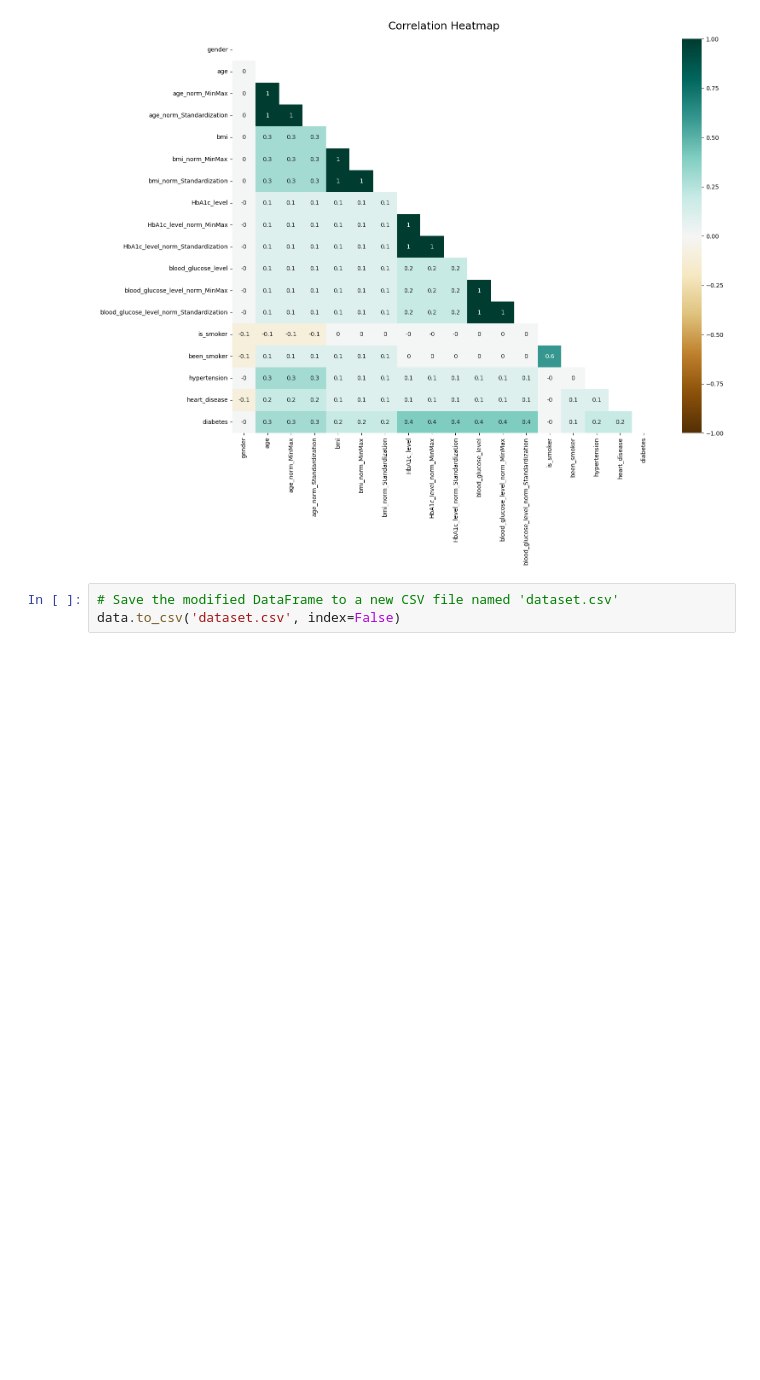
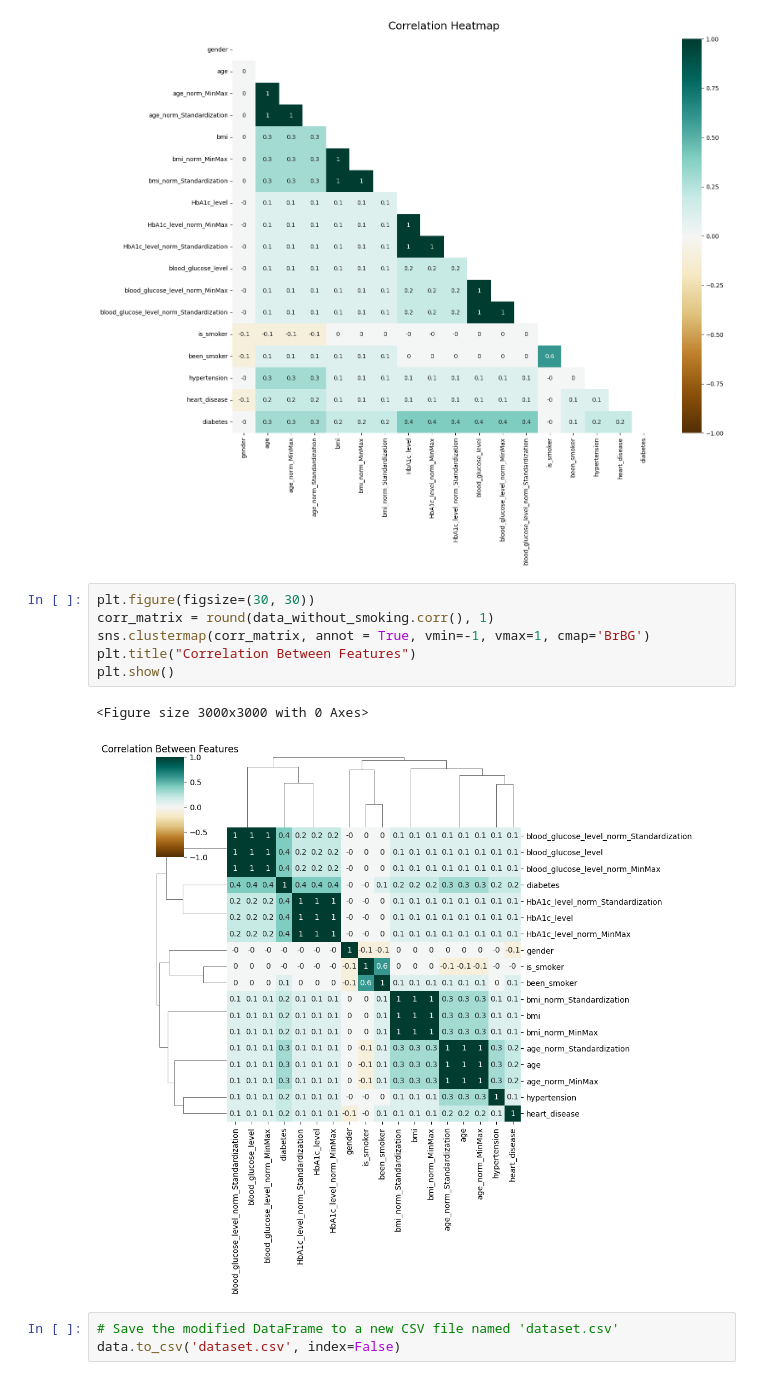
Before and after one commit to armanfeili/FDS-Final-Project, a Jupyter notebook: main.ipynb, the cells around one changed output. Drawn from its saved outputs; the diff is of its cells as text; blank space fills up the shorter version.

```diff
--- a/main.ipynb
+++ b/main.ipynb
@@ -306,6 +306,15 @@ heatmap.set_title('Correlation Heatmap', fontdict={'fontsize':18}, pad=16)
 plt.show()
 # %% [output]
 [figure]
+# %%
+plt.figure(figsize=(30, 30))
+corr_matrix = round(data_without_smoking.corr(), 1)
+sns.clustermap(corr_matrix, annot = True, vmin=-1, vmax=1, cmap='BrBG')
+plt.title("Correlation Between Features")
+plt.show()
+# %% [output]
+<Figure size 3000x3000 with 0 Axes>
+[figure, added]
 # %%
 # Save the modified DataFrame to a new CSV file named 'dataset.csv'
 data.to_csv('dataset.csv', index=False)
```
Also changed, not shown: parts of 8 cells of this notebook.
